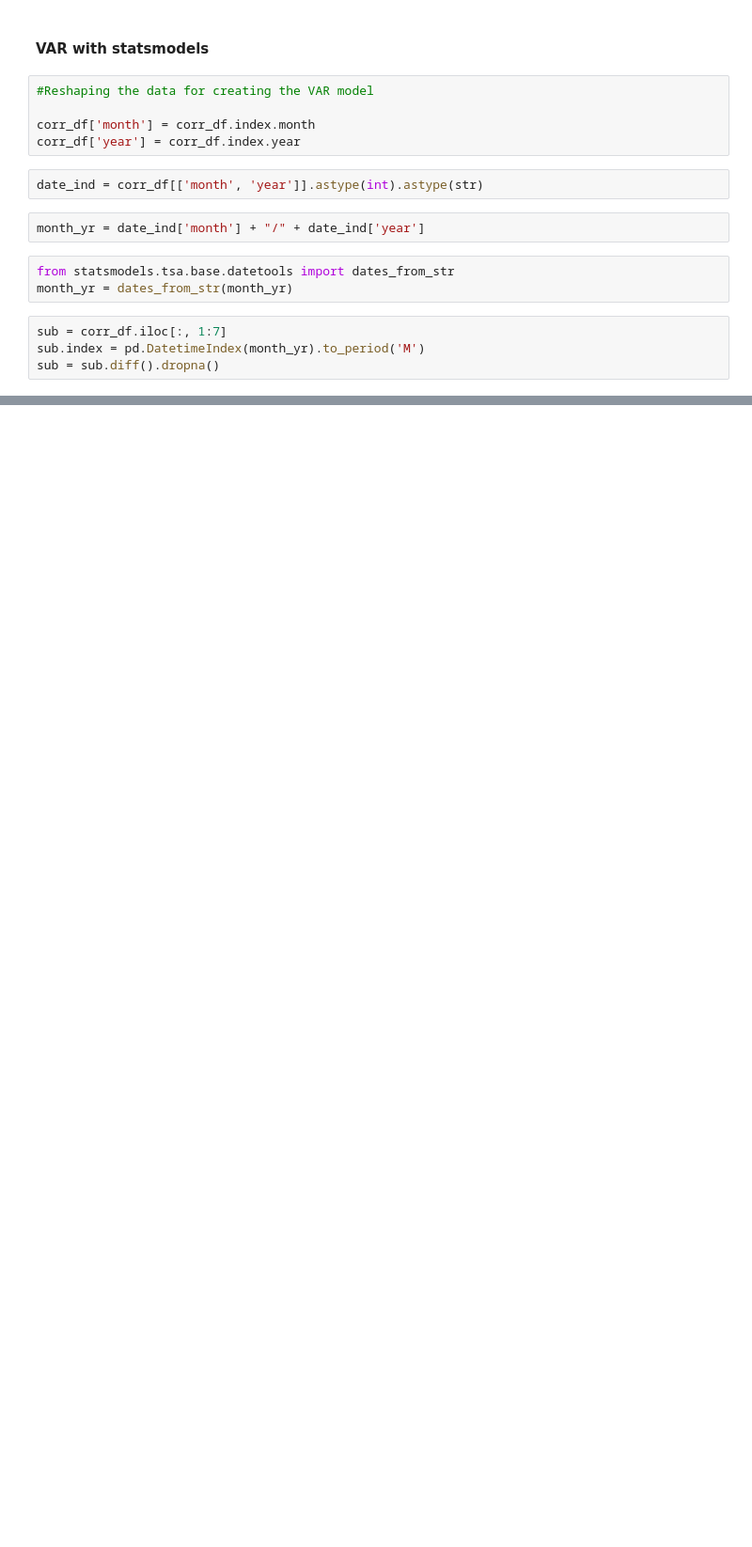
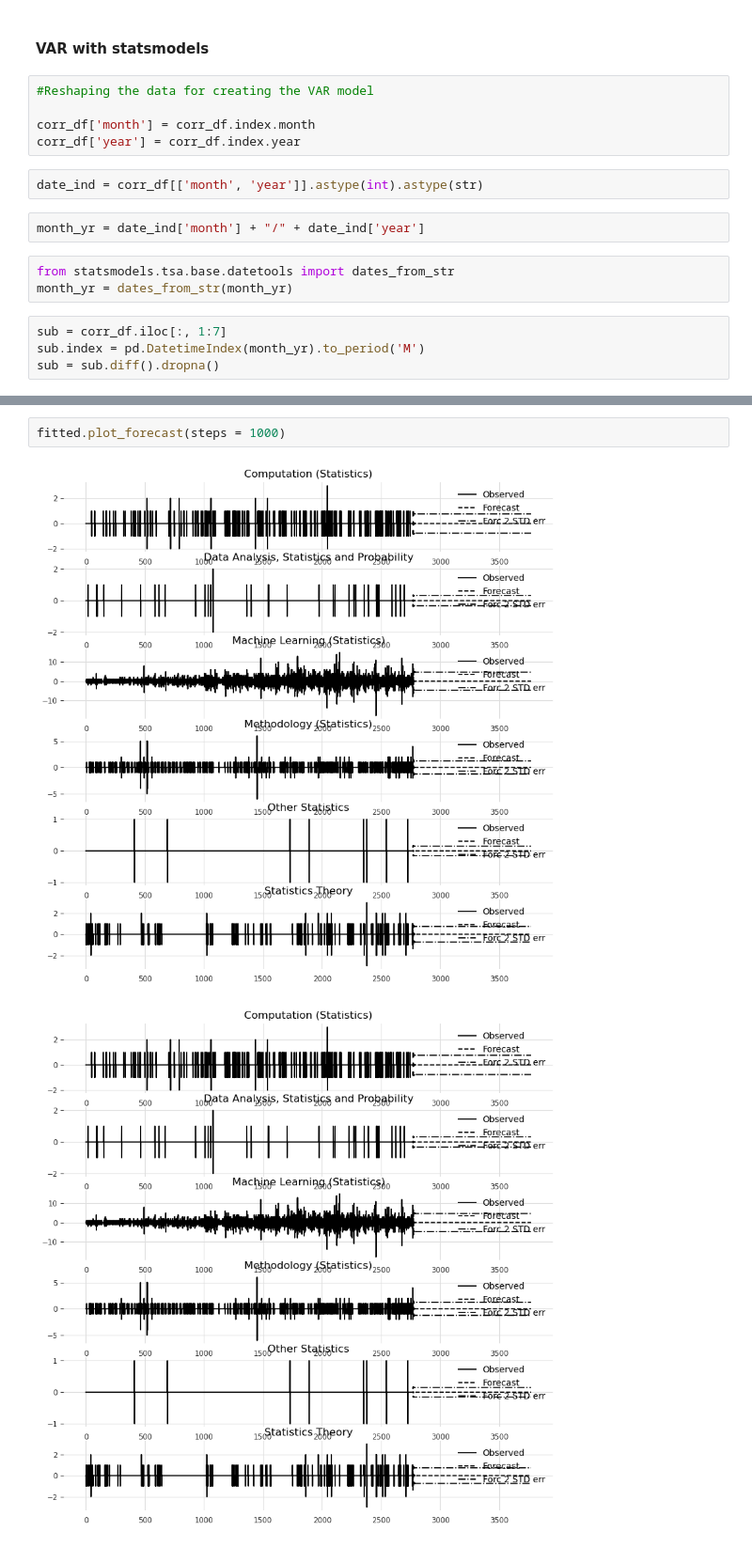
Before and after one commit to narenp12/stats140finalproj, a Jupyter notebook: stat.ipynb, the cells around one changed output, grey strips where cells are left out. Shown at 94% size. Cells and saved outputs as stored; diff of their text form; blank space fills up the shorter version.

```diff
--- a/stat.ipynb
+++ b/stat.ipynb
@@ -471,0 +468,5 @@ series.plot()
+# %%
+fitted.plot_forecast(steps = 1000)
+# %% [output]
+[figure, added]
+[figure, added]
```
Also changed, not shown: parts of 18 cells of this notebook, 2 other files.
